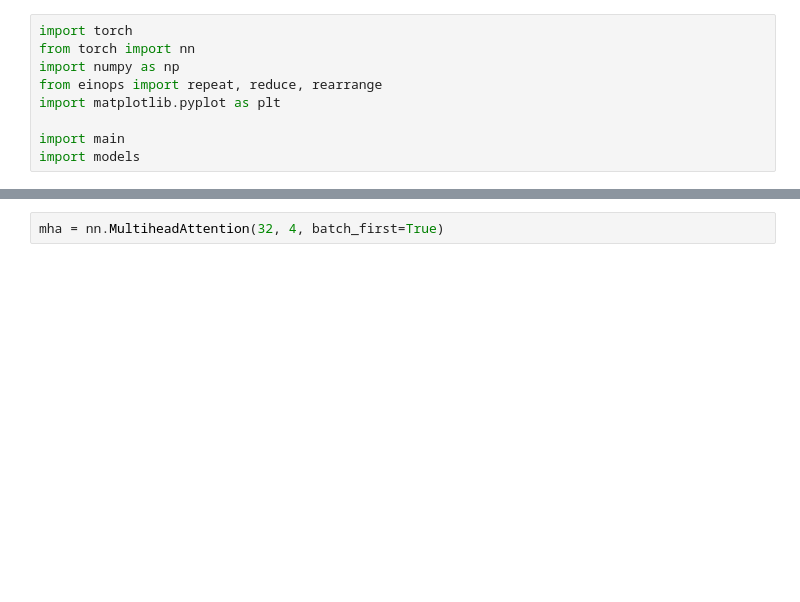
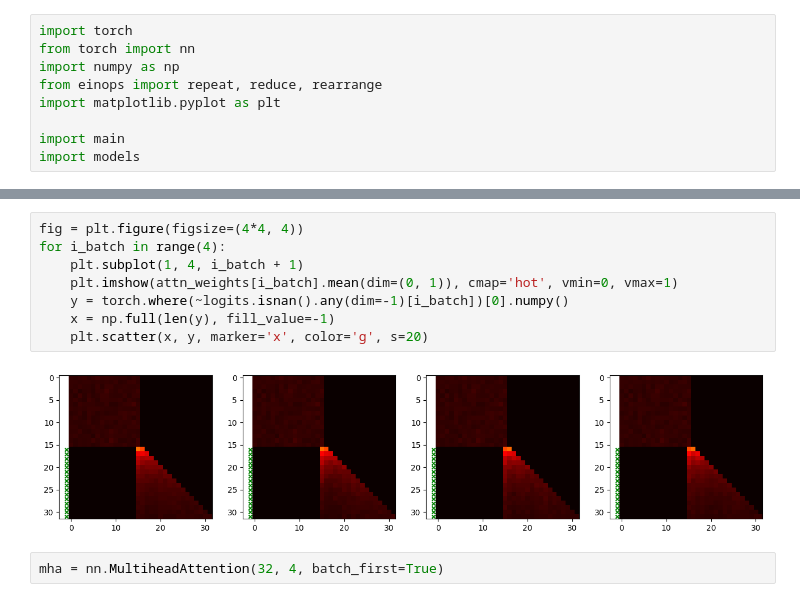
Before and after one commit to akarshkumar0101/transformer-memory, a Jupyter notebook: transformer-distilation/test.ipynb, the cells around one changed output, grey strips where cells are left out. Drawn from its saved outputs; the diff is of its cells as text; blank space fills up the shorter version.

```diff
--- a/transformer-distilation/test.ipynb
+++ b/transformer-distilation/test.ipynb
@@ -22,3 +40,13 @@ plt.imshow(net.mask)
+# %%
+fig = plt.figure(figsize=(4*4, 4))
+for i_batch in range(4):
+    plt.subplot(1, 4, i_batch + 1)
+    plt.imshow(attn_weights[i_batch].mean(dim=(0, 1)), cmap='hot', vmin=0, vmax=1)
+    y = torch.where(~logits.isnan().any(dim=-1)[i_batch])[0].numpy()
+    x = np.full(len(y), fill_value=-1)
+    plt.scatter(x, y, marker='x', color='g', s=20)
+# %% [output]
+[figure, added]
 # %%
 mha = nn.MultiheadAttention(32, 4, batch_first=True)
 # %%
```
Also changed, not shown: parts of 14 cells of this notebook, 3 other files.
